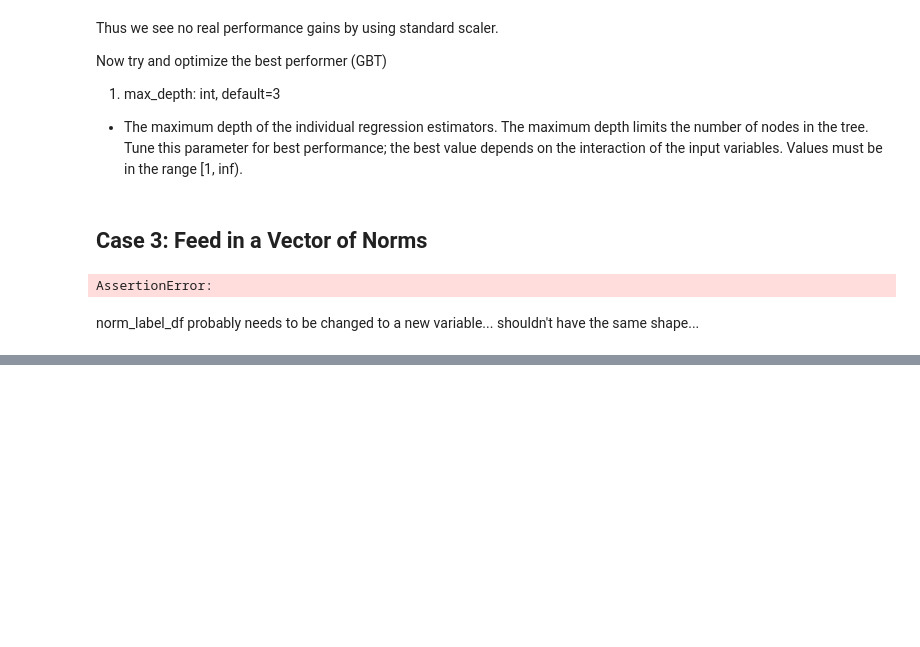
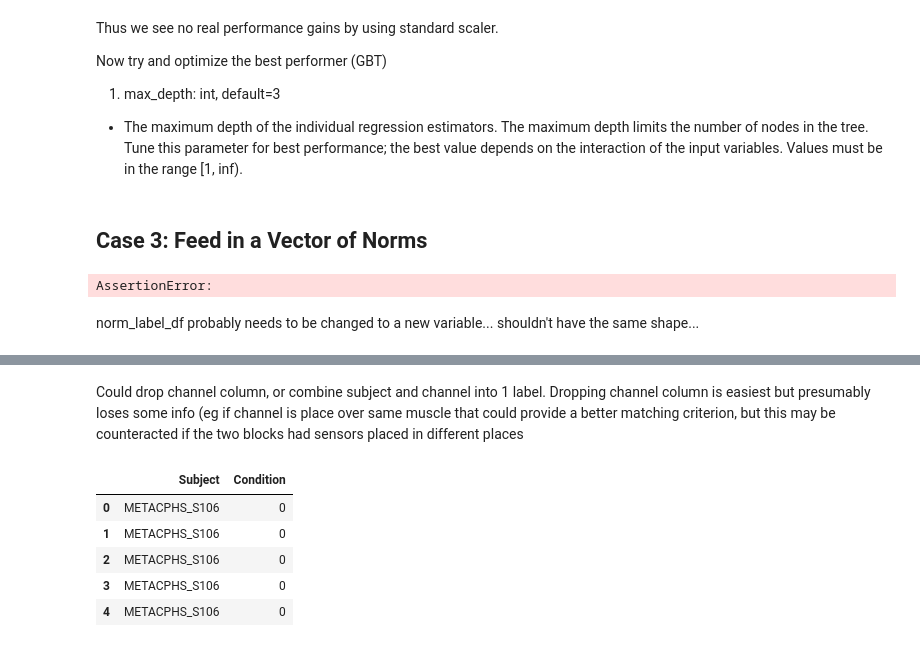
Before and after one commit to kdmalc/personalization-privacy-risk, a Jupyter notebook: 101_Initial_Privacy_Attack.ipynb, the cells around one changed output, grey strips where cells are left out. Cells and saved outputs as stored; diff of their text form; code cells hidden in the pictures; blank space fills up the shorter version.

```diff
--- a/101_Initial_Privacy_Attack.ipynb
+++ b/101_Initial_Privacy_Attack.ipynb
@@ -613,0 +650,11 @@ norm_vec_res_df.head(100)
+# %% [markdown]
+Could drop channel column, or combine subject and channel into 1 label. Dropping channel column is easiest but presumably loses some info (eg if channel is place over same muscle that could provide a better matching criterion, but this may be counteracted if the two blocks had sensors placed in different places
+# %%
+emg_labels_df.head()
+# %% [output]
+|  | Subject | Condition |
+| 0 | METACPHS_S106 | 0 |
+| 1 | METACPHS_S106 | 0 |
+| 2 | METACPHS_S106 | 0 |
+| 3 | METACPHS_S106 | 0 |
+| 4 | METACPHS_S106 | 0 |
```
Also changed, not shown: parts of 28 cells of this notebook.
